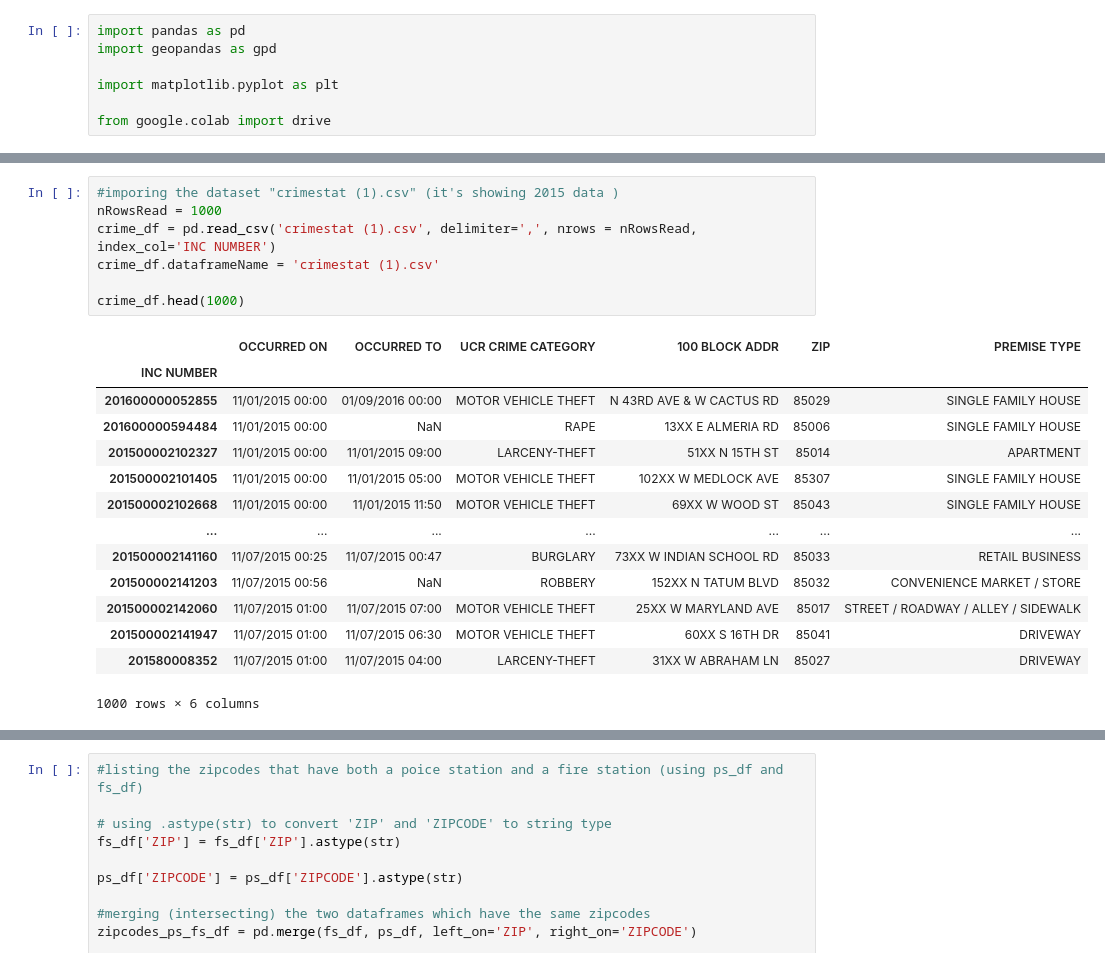
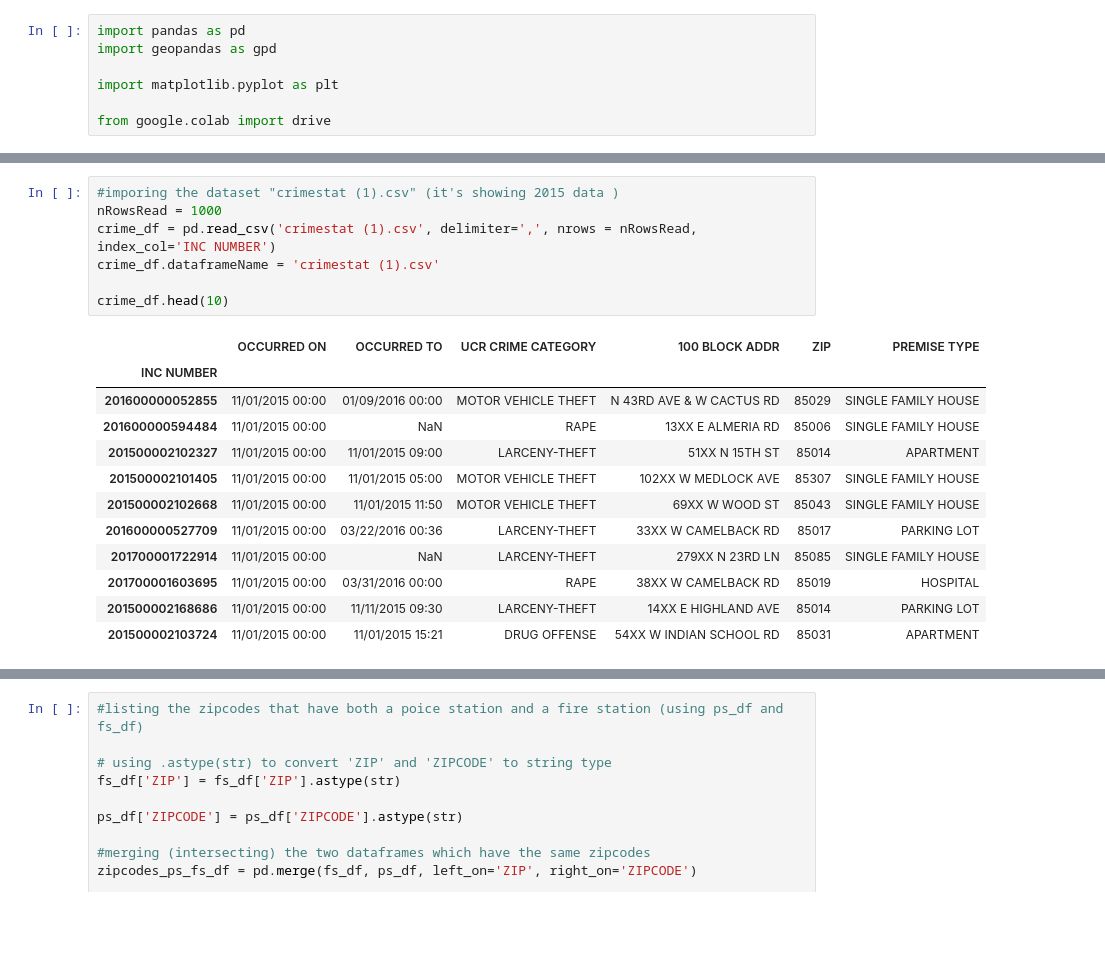
Before and after one commit to NyeinChan85/stc510, a Jupyter notebook: Module 3/Python_Data_Transformation_Essentials_Kyaw.ipynb, the cells around one changed output, grey strips where cells are left out. Drawn from its saved outputs; the diff is of its cells as text; blank space fills up the shorter version.

```diff
--- a/Module 3/Python_Data_Transformation_Essentials_Kyaw.ipynb
+++ b/Module 3/Python_Data_Transformation_Essentials_Kyaw.ipynb
@@ -50,25 +50,23 @@ ps_df.head(17)
 # %%
 #imporing the dataset "crimestat (1).csv" (it's showing 2015 data )
 nRowsRead = 1000
 crime_df = pd.read_csv('crimestat (1).csv', delimiter=',', nrows = nRowsRead, index_col='INC NUMBER')
 crime_df.dataframeName = 'crimestat (1).csv'
 
-crime_df.head(1000)
+crime_df.head(10)
 # %% [output]
 |  | OCCURRED ON | OCCURRED TO | UCR CRIME CATEGORY | 100 BLOCK ADDR | ZIP | PREMISE TYPE |
 | INC NUMBER |  |  |  |  |  |  |
 | 201600000052855 | 11/01/2015 00:00 | 01/09/2016 00:00 | MOTOR VEHICLE THEFT | N 43RD AVE & W CACTUS RD | 85029 | SINGLE FAMILY HOUSE |
 | 201600000594484 | 11/01/2015 00:00 | NaN | RAPE | 13XX E ALMERIA RD | 85006 | SINGLE FAMILY HOUSE |
 | 201500002102327 | 11/01/2015 00:00 | 11/01/2015 09:00 | LARCENY-THEFT | 51XX N 15TH ST | 85014 | APARTMENT |
 | 201500002101405 | 11/01/2015 00:00 | 11/01/2015 05:00 | MOTOR VEHICLE THEFT | 102XX W MEDLOCK AVE | 85307 | SINGLE FAMILY HOUSE |
 | 201500002102668 | 11/01/2015 00:00 | 11/01/2015 11:50 | MOTOR VEHICLE THEFT | 69XX W WOOD ST | 85043 | SINGLE FAMILY HOUSE |
-| ... | ... | ... | ... | ... | ... | ... |
-| 201500002141160 | 11/07/2015 00:25 | 11/07/2015 00:47 | BURGLARY | 73XX W INDIAN SCHOOL RD | 85033 | RETAIL BUSINESS |
-| 201500002141203 | 11/07/2015 00:56 | NaN | ROBBERY | 152XX N TATUM BLVD | 85032 | CONVENIENCE MARKET / STORE |
-| 201500002142060 | 11/07/2015 01:00 | 11/07/2015 07:00 | MOTOR VEHICLE THEFT | 25XX W MARYLAND AVE | 85017 | STREET / ROADWAY / ALLEY / SIDEWALK |
-| 201500002141947 | 11/07/2015 01:00 | 11/07/2015 06:30 | MOTOR VEHICLE THEFT | 60XX S 16TH DR | 85041 | DRIVEWAY |
-| 201580008352 | 11/07/2015 01:00 | 11/07/2015 04:00 | LARCENY-THEFT | 31XX W ABRAHAM LN | 85027 | DRIVEWAY |
+| 201600000527709 | 11/01/2015 00:00 | 03/22/2016 00:36 | LARCENY-THEFT | 33XX W CAMELBACK RD | 85017 | PARKING LOT |
+| 201700001722914 | 11/01/2015 00:00 | NaN | LARCENY-THEFT | 279XX N 23RD LN | 85085 | SINGLE FAMILY HOUSE |
+| 201700001603695 | 11/01/2015 00:00 | 03/31/2016 00:00 | RAPE | 38XX W CAMELBACK RD | 85019 | HOSPITAL |
+| 201500002168686 | 11/01/2015 00:00 | 11/11/2015 09:30 | LARCENY-THEFT | 14XX E HIGHLAND AVE | 85014 | PARKING LOT |
+| 201500002103724 | 11/01/2015 00:00 | 11/01/2015 15:21 | DRUG OFFENSE | 54XX W INDIAN SCHOOL RD | 85031 | APARTMENT |
-1000 rows × 6 columns
 # %%
 #importing GeoJSON file as an expriment to use non-CSV file for the additional data source
 
```
Also changed, not shown: parts of 2 cells of this notebook.
